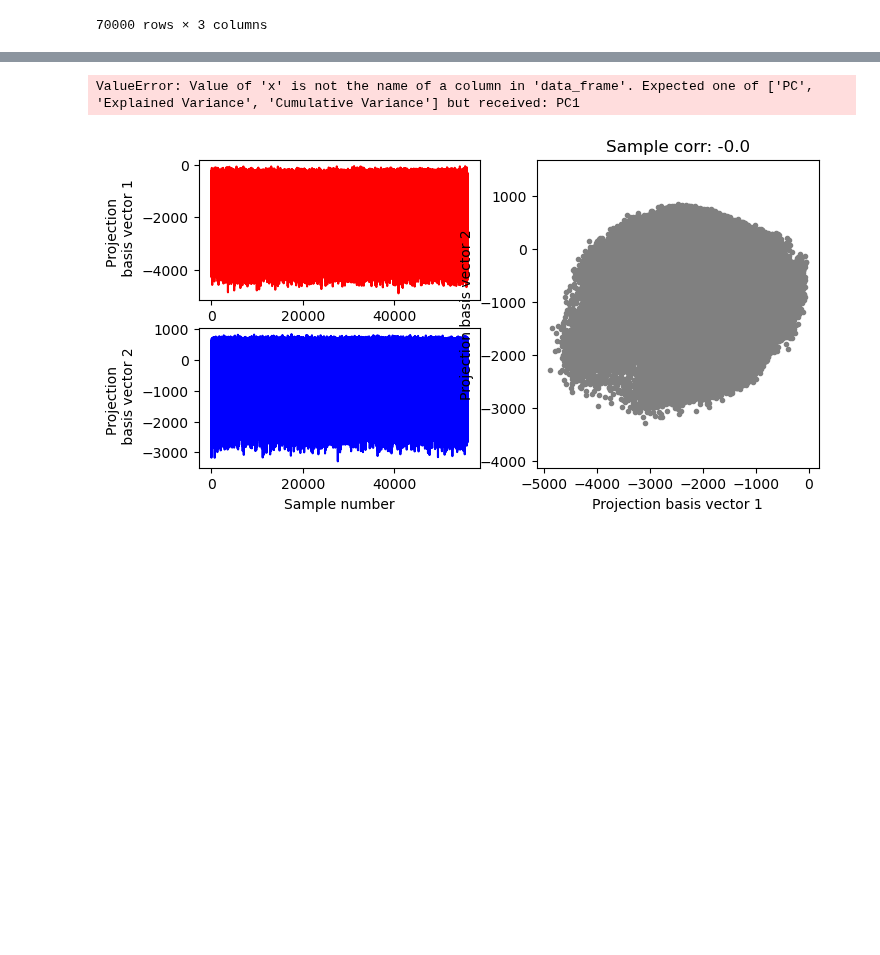
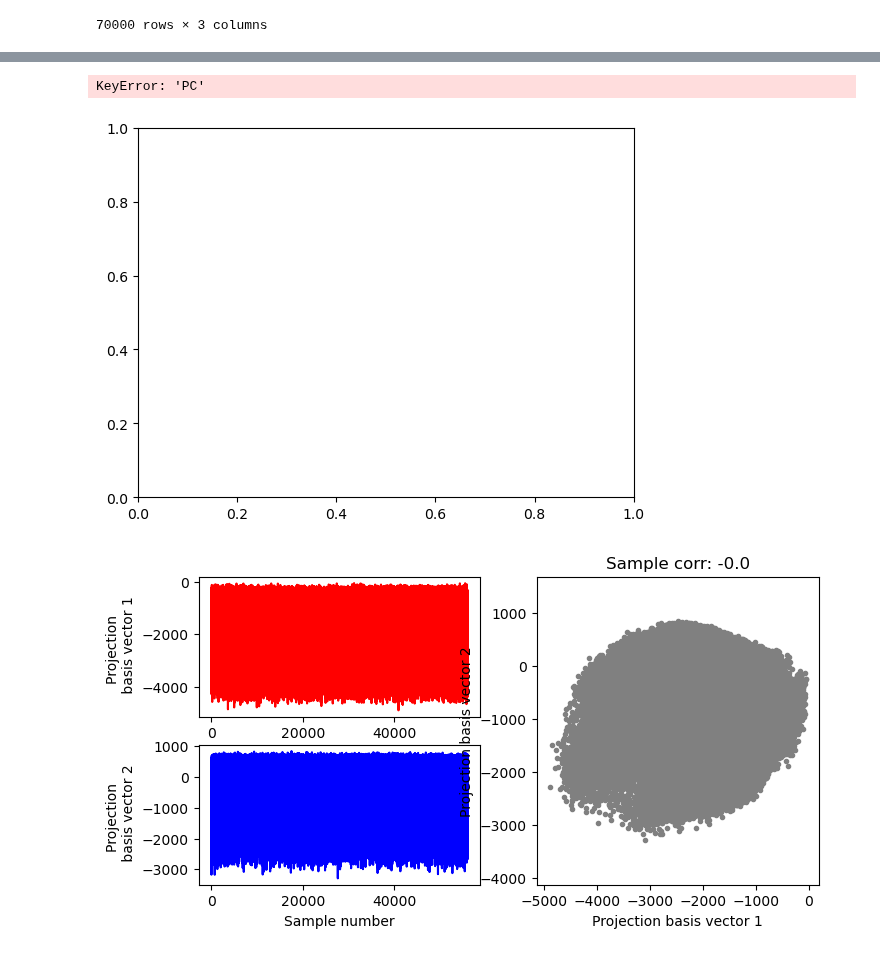
Before and after one commit to Elicit3495/MachineLearningProject22, a Jupyter notebook: Untitled.ipynb, the cells around one changed output, grey strips where cells are left out. Cells and saved outputs as stored; diff of their text form; code cells hidden in the pictures; blank space fills up the shorter version.

```diff
--- a/Untitled.ipynb
+++ b/Untitled.ipynb
@@ -64,11 +72,9 @@ fig.show()
 # %% [output]
 [interactive output not drawn]
 # %%
-#2d scatter plot
-fig = px.scatter(data_frame=df_explained_variance,x='PC1', y='PC2', color='Species')
-fig.show
 # %% [output]
-ValueError: Value of 'x' is not the name of a column in 'data_frame'. Expected one of ['PC', 'Explained Variance', 'Cumulative Variance'] but received: PC1
+KeyError: 'PC'
+[figure, added]
 # %%
 def sort_evals_descending(evals, evectors):
     """
```
Also changed, not shown: parts of 2 cells of this notebook.
